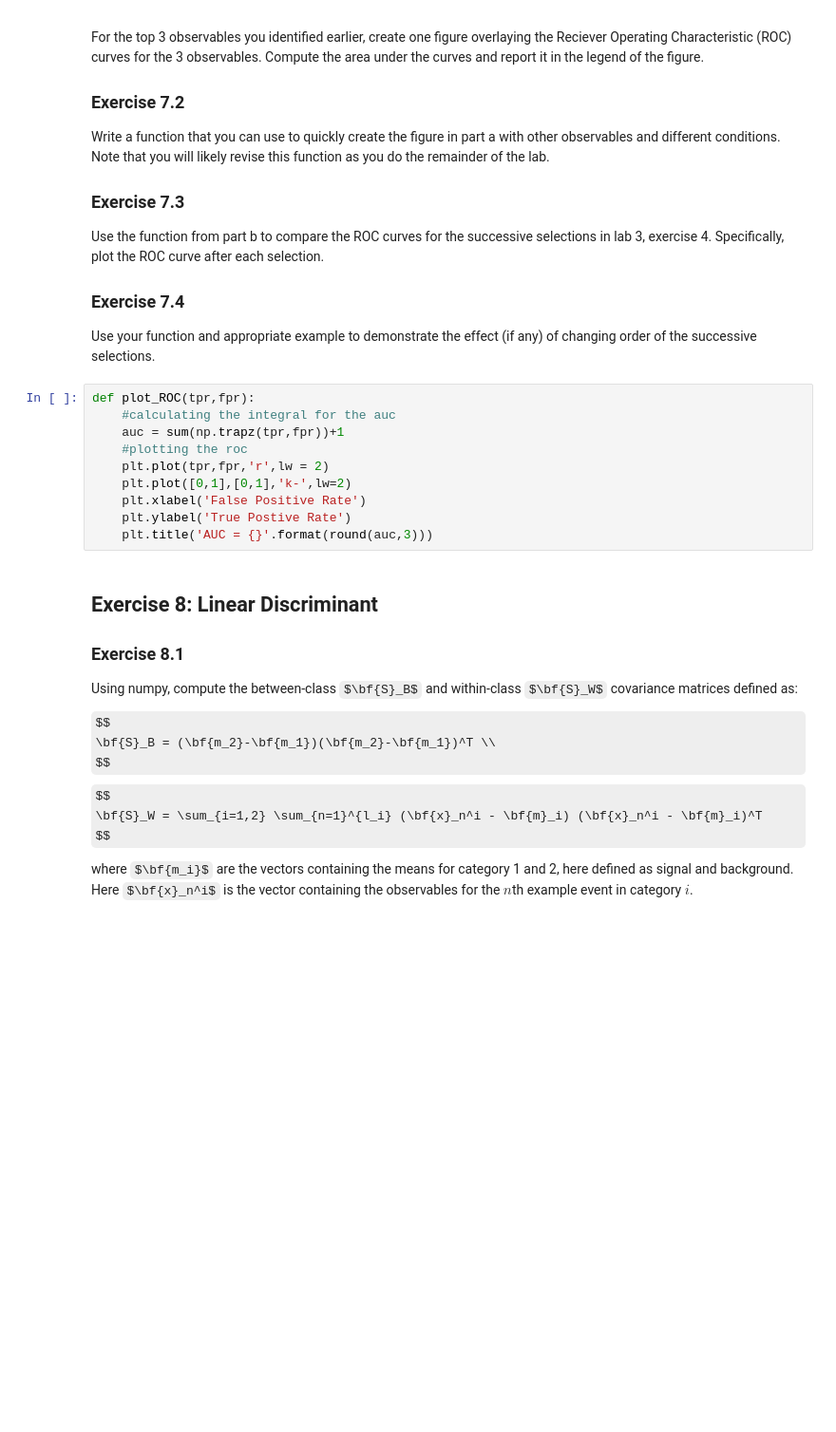
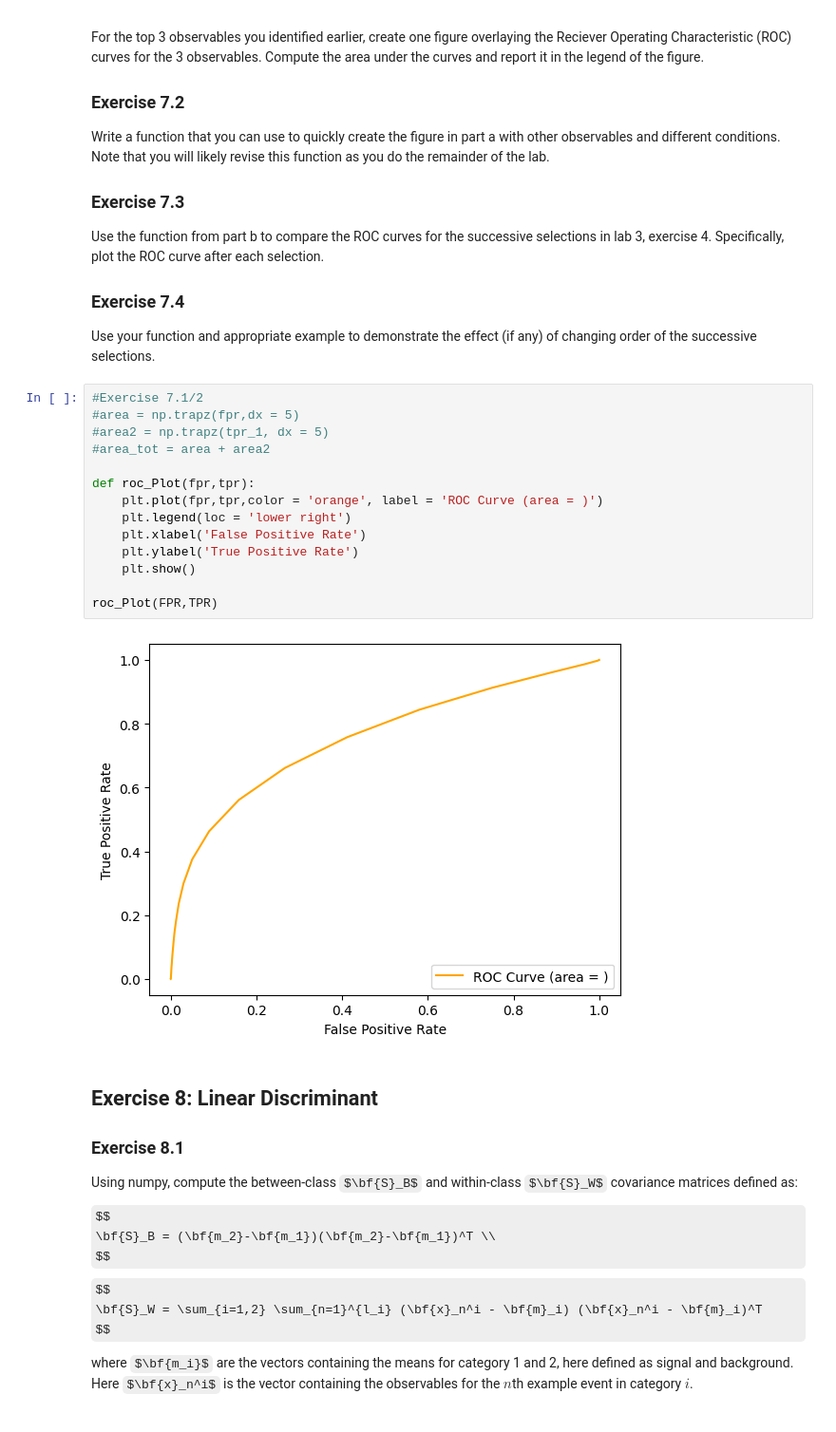
Before and after one commit to efazHossain/DATA-3402-efazh, a Jupyter notebook: Labs/Lab.5/EfazH_Lab.5.ipynb, the cells around one changed output. Shown at 95% size. Drawn from its saved outputs; the diff is of its cells as text; some formulas as TeX source; blank space fills up the shorter version.

Commit message:
Lab 5: EX 8 finished and Lab 6: Did ROC Curve Stuff

```diff
--- a/Labs/Lab.5/EfazH_Lab.5.ipynb
+++ b/Labs/Lab.5/EfazH_Lab.5.ipynb
@@ -505,16 +504,22 @@ Use the function from part b to compare the ROC curves for the successive select
 
 ### Exercise 7.4
 Use your function and appropriate example to demonstrate the effect (if any) of changing order of the successive selections.
-# %%
-def plot_ROC(tpr,fpr):
-    #calculating the integral for the auc
-    auc = sum(np.trapz(tpr,fpr))+1
-    #plotting the roc
-    plt.plot(tpr,fpr,'r',lw = 2)
-    plt.plot([0,1],[0,1],'k-',lw=2)
-    plt.xlabel('False Positive Rate')
-    plt.ylabel('True Postive Rate')
-    plt.title('AUC = {}'.format(round(auc,3)))
+# %%
+#Exercise 7.1/2
+#area = np.trapz(fpr,dx = 5)
+#area2 = np.trapz(tpr_1, dx = 5)
+#area_tot = area + area2
+
+def roc_Plot(fpr,tpr):
+    plt.plot(fpr,tpr,color = 'orange', label = 'ROC Curve (area = )')
+    plt.legend(loc = 'lower right')
+    plt.xlabel('False Positive Rate')
+    plt.ylabel('True Positive Rate')
+    plt.show()
+
+roc_Plot(FPR,TPR)
+# %% [output]
+[figure, added]
 # %% [markdown]
 ## Exercise 8: Linear Discriminant
 
```
Also changed, not shown: parts of 9 cells of this notebook, 1 other file.
